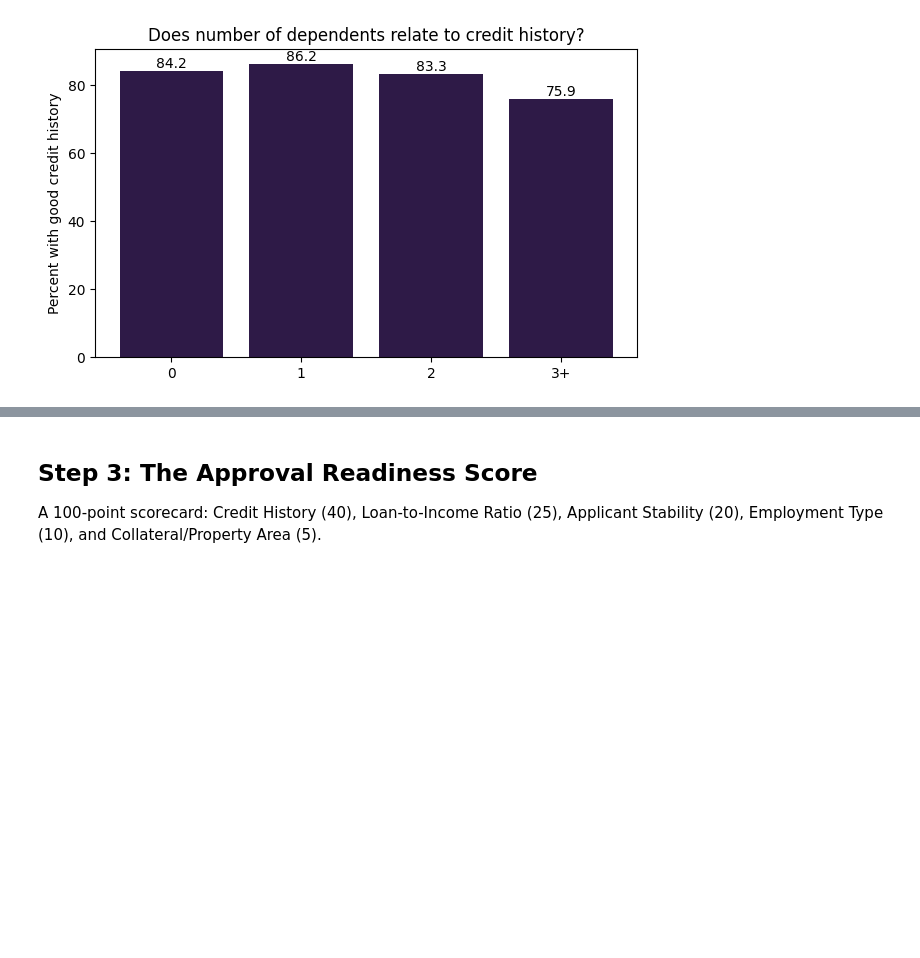
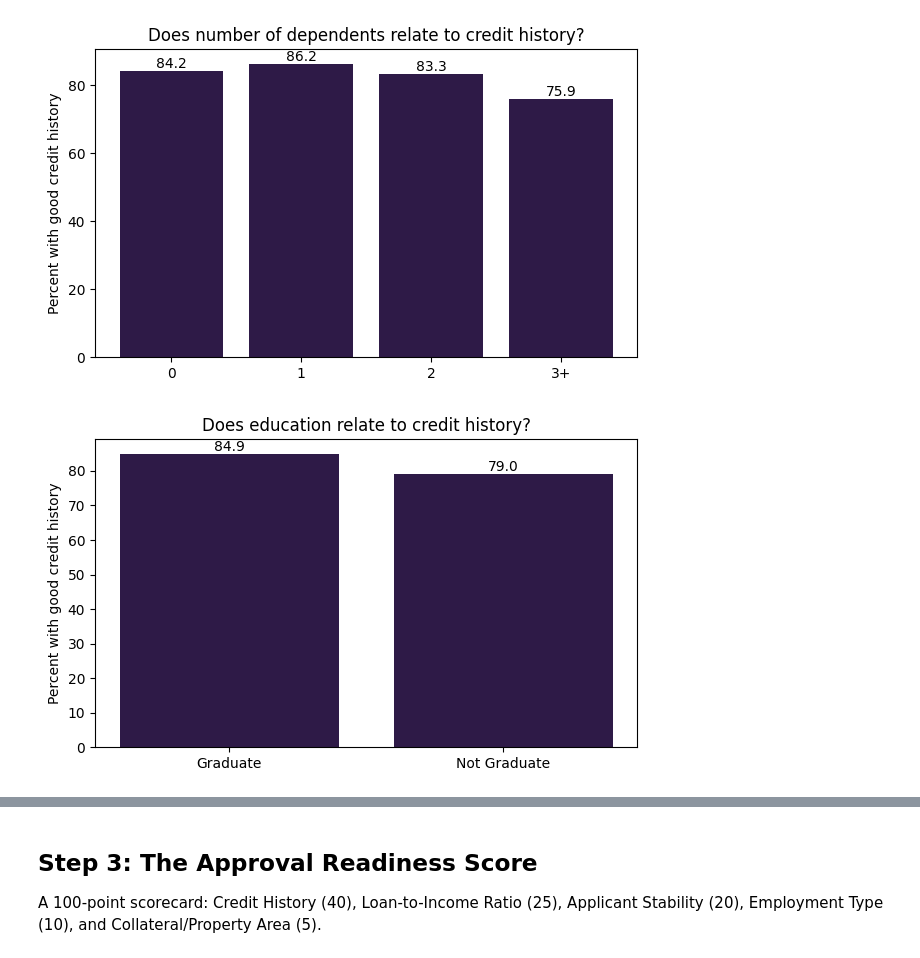
Before and after one commit to DebbyA007/loan-cleaning-project, a Jupyter notebook: loan_analysis.ipynb, the cells around one changed output, grey strips where cells are left out. Drawn from its saved outputs; the diff is of its cells as text; code cells hidden in the pictures; blank space fills up the shorter version.

Commit message:
Add remaining 5 charts to the notebook

```diff
--- a/loan_analysis.ipynb
+++ b/loan_analysis.ipynb
@@ -110,3 +110,14 @@ ax.bar_label(bars, fmt="%.1f")
 plt.show()
 # %% [output]
 [figure]
+# %%
+rate_edu = (df.groupby("Education")["Credit_History"].mean() * 100).round(1)
+
+fig, ax = plt.subplots(figsize=(7, 4))
+bars = ax.bar(rate_edu.index, rate_edu.values, color="#2E1A47")
+ax.set_title("Does education relate to credit history?")
+ax.set_ylabel("Percent with good credit history")
+ax.bar_label(bars, fmt="%.1f")
+plt.show()
+# %% [output]
+[figure, added]
```
Also changed, not shown: parts of 4 cells of this notebook.
